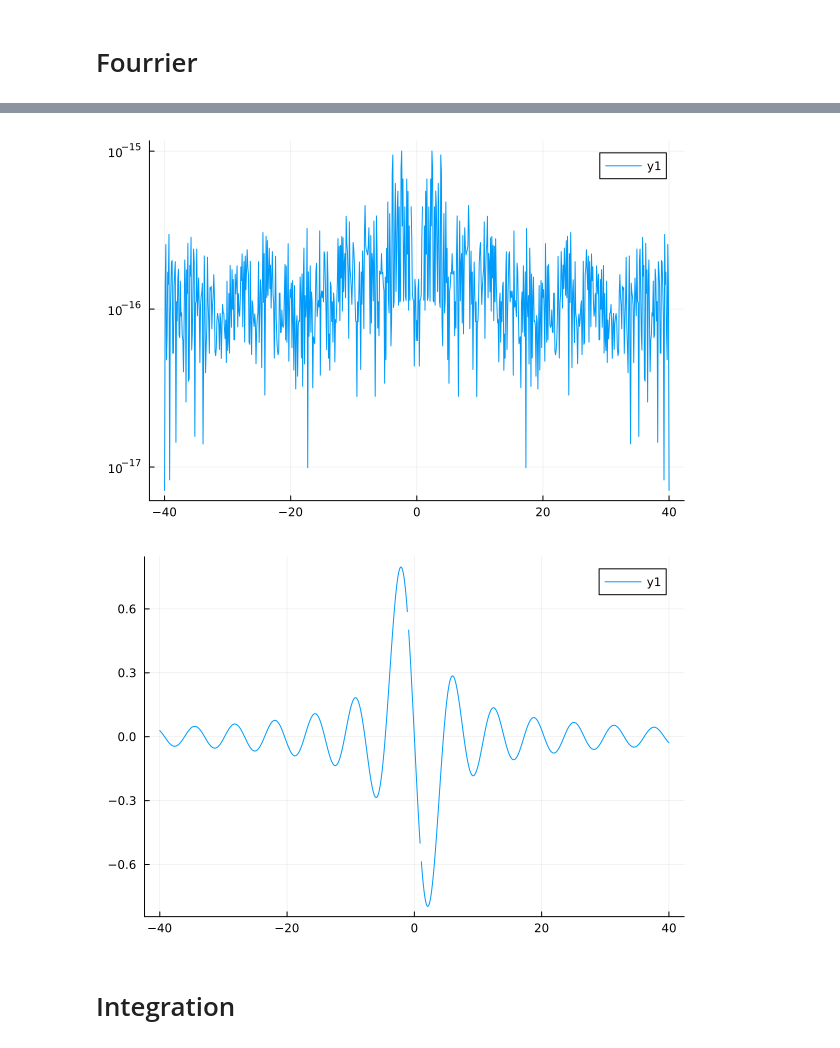
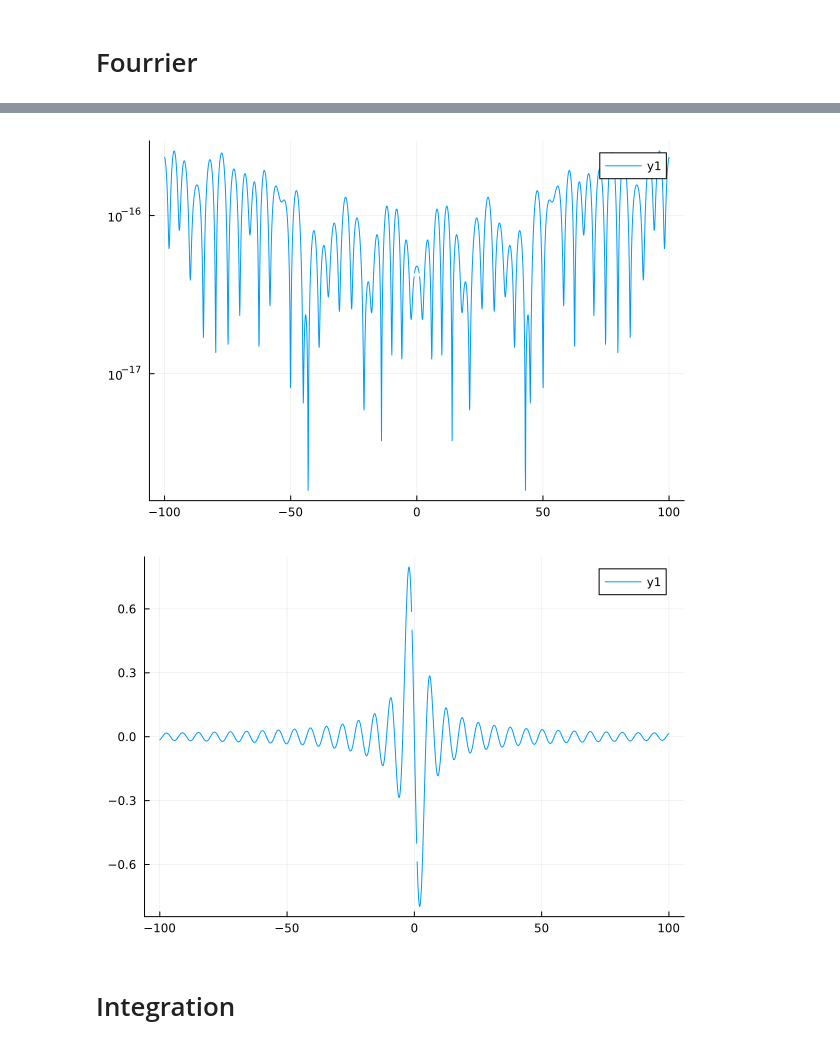
Before and after one commit to WietseVaes/NUTM-timestep, a Jupyter notebook: Code/Old tests.ipynb, the cells around one changed output, grey strips where cells are left out. Drawn from its saved outputs; the diff is of its cells as text; code cells hidden in the pictures.

```diff
--- a/Code/Old tests.ipynb
+++ b/Code/Old tests.ipynb
@@ -156,6 +196,7 @@ plot(x,abs.(T * c - map(f,x)))
 # %%
 dk = 0.1;
-k = sp(-400:dk:400);
+N = 70
+k = sp(collect(-100:dk:100));
 TT = Cheb_ft(N,k,λ);
 T_ft = TT[:,1,:];
 
@@ -168,16 +210,17 @@ Closest candidates are:
 # %%
-s = curv(x->x ,-1,1,x->1)
+
 N = 500
-N_ft = naive_ft(f,s,k,N)
+s = curv(x->x ,-1,1,x->1,N)
+N_ft = naive_ft(f,s,k)
 
 
 plot(k,abs.(N_ft - map(f_ft,k)), yaxis=:log)
 # %% [output]
-[figure, old version]
+[figure, new version]
 # %%
 plot(k,imag.(map(f_ft,k)))
 # %% [output]
-[figure, old version]
+[figure, new version]
 # %% [markdown]
 # Integration
 # %%
```
Also changed, not shown: parts of 21 cells of this notebook, 10 other files.
